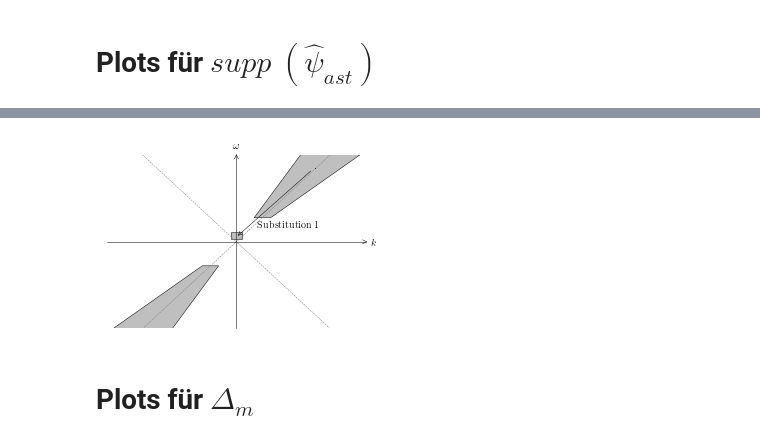
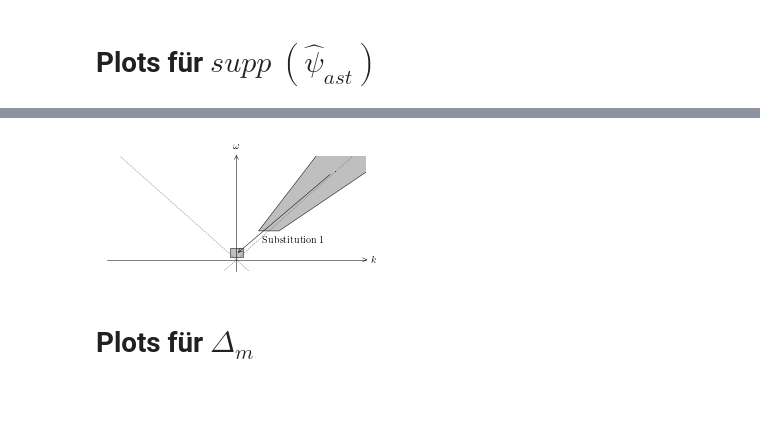
Before and after one commit to jlbosse/Bachelorarbeit, a Jupyter notebook: Aufschrieb/images/Plots.ipynb, the cells around one changed output, grey strips where cells are left out. Drawn from its saved outputs; the diff is of its cells as text; code cells hidden in the pictures; blank space fills up the shorter version.

```diff
--- a/Aufschrieb/images/Plots.ipynb
+++ b/Aufschrieb/images/Plots.ipynb
@@ -97,7 +97,7 @@ def draw_support(ax, a=1, s=0, t=(0,0)):
 #    label=r'$supp ~(\hat\psi_{ast})$' + '\n' + r'$a = $ ' + str(a) + '\n' +  r'$s = $ ' + str(s)
 #    supp = matplotlib.patches.Polygon(vertices, True, lw=0.5)
     ax.fill(vertices[0:,0],vertices[0:,1], lw=0.5, ls='-',fc=(0.5, 0.5, 0.5, 0.5), ec='black', fill=True, aa=True)
-    ax.fill(-vertices[0:,0],-vertices[0:,1], lw=0.5, ls='-',fc=(0.5, 0.5, 0.5, 0.5), ec='black', fill=True, aa=True)
+#    ax.fill(-vertices[0:,0],-vertices[0:,1], lw=0.5, ls='-',fc=(0.5, 0.5, 0.5, 0.5), ec='black', fill=True, aa=True)
 #    ax.text(4*s/(3*a),4/(3*a), label,  fontsize=10, color="black",horizontalalignment='center',verticalalignment='center')
 def supp_center_coords(a,s):
     return(4*s/(3*a),4/(3*a))
@@ -164,33 +219,33 @@ fig.savefig("supp_psi_substitution1.pdf")
 # %%
 k = np.linspace(-40,40,200)
 
-fig, ax = plt.subplots(figsize=(4,2.8))
+fig, ax = plt.subplots(figsize=(4,2))
 ax.plot(k,k, ls='--', color='grey')
 ax.plot(k,-k, ls='--', color='grey')
 
 arrowprops = dict(arrowstyle='->', facecolor='black', linewidth='0.5')
 #draw_support(ax, a=1, s=0)
 
 ax.fill([-1,-1,1,1],[0.5,2,2,0.5], lw=0.5, ls='-',fc=(0.5, 0.5, 0.5, 0.5), ec='black', fill=True, aa=True)
 draw_support(ax, a=0.1, s=1)
 ax.annotate(r"${\cdot}$", (0,1), xytext=(15,15),xycoords='data',arrowprops=arrowprops)
 ax.text(4,3,"Substitution 1")
 
 ax.spines['left'].set_position('zero')
 ax.spines['bottom'].set_position('zero')
 ax.set_xticks([])
 ax.set_yticks([])
 arrowed_spines(ax=ax,labels=(r'$k$',r'$\omega$'))
 
-ax.set_xlim([-25,25])
-ax.set_ylim([-18,18])
+ax.set_xlim([-20,20])
+ax.set_ylim([-2,18])
 
 fig.tight_layout()
 
 fig.savefig("supp_psi_substitution2.pgf")
 fig.savefig("supp_psi_substitution2.pdf")
 # %% [output]
-[figure, old version]
+[figure, new version]
 # %% [markdown]
 # Plots für $\Delta_m$
 # %%
```
Also changed, not shown: parts of 5 cells of this notebook, 18 other files.
